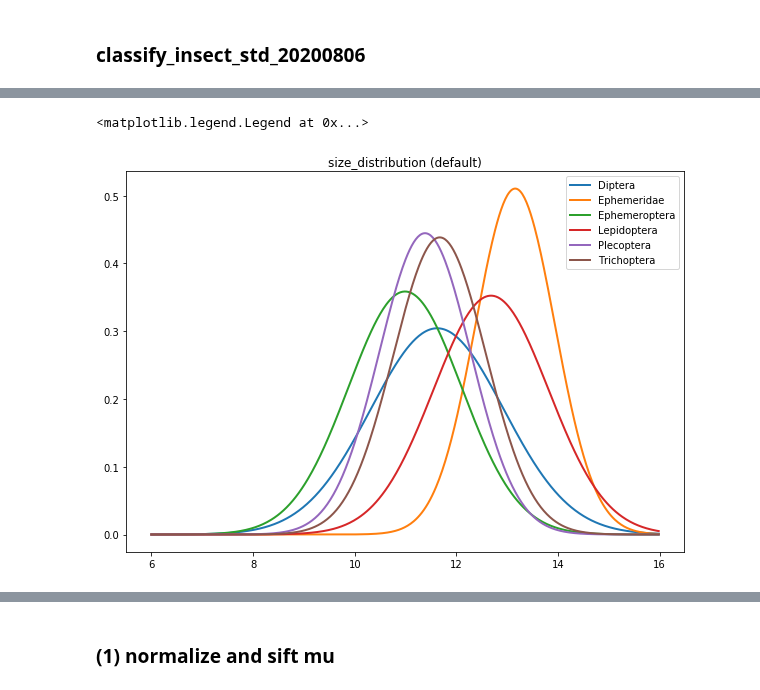
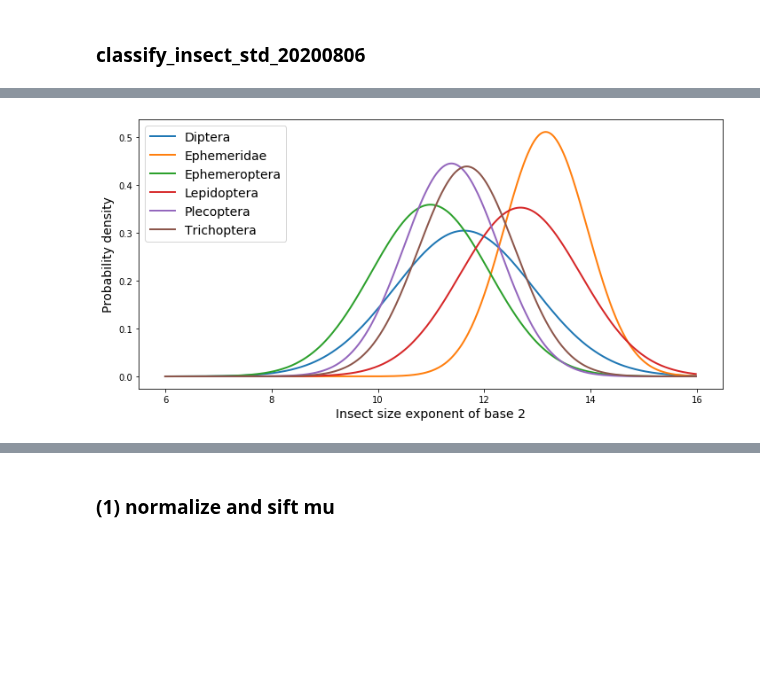
Before and after one commit to keiiti975/Insect_Phenology_Detector, a Jupyter notebook: result/classification/dataset_distributions/dataset_distributions.ipynb, the cells around one changed output, grey strips where cells are left out. Saved outputs shown, nothing was run; the diff lists cells and outputs as text; code cells hidden in the pictures; blank space fills up the shorter version.

```diff
--- a/result/classification/dataset_distributions/dataset_distributions.ipynb
+++ b/result/classification/dataset_distributions/dataset_distributions.ipynb
@@ -181,16 +181,18 @@ plot_hist_and_distribution(x, seq, mu[5], sigma[5], "Trichoptera", x_uniform, mu
 # %%
-plt.figure(figsize=(10,7))
+plt.figure(figsize=(10,5))
 plt.plot(seq, gaussian(mu[0], sigma[0])(seq), linewidth=2, label="Diptera")
 plt.plot(seq, gaussian(mu[1], sigma[1])(seq), linewidth=2, label="Ephemeridae")
 plt.plot(seq, gaussian(mu[2], sigma[2])(seq), linewidth=2, label="Ephemeroptera")
 plt.plot(seq, gaussian(mu[3], sigma[3])(seq), linewidth=2, label="Lepidoptera")
 plt.plot(seq, gaussian(mu[4], sigma[4])(seq), linewidth=2, label="Plecoptera")
 plt.plot(seq, gaussian(mu[5], sigma[5])(seq), linewidth=2, label="Trichoptera")
-plt.title("size_distribution (default)")
-plt.legend()
+plt.xlabel("Insect size exponent of base 2", fontsize=14)
+plt.ylabel("Probability density", fontsize=14)
+plt.tight_layout()
+plt.legend(fontsize=14)
+plt.savefig(pj(cwd(), "result/classification/dataset_distributions", "size_distribution.png"))
 # %% [output]
-<matplotlib.legend.Legend at 0x...>
-[figure, old version]
+[figure, new version]
 # %%
 plt.figure(figsize=(10,7))
 plt.plot(seq, gaussian(mu_uniform[0], sigma_uniform[0])(seq), linewidth=2, label="Diptera")
```
Also changed, not shown: parts of 8 cells of this notebook, 6 other files.
